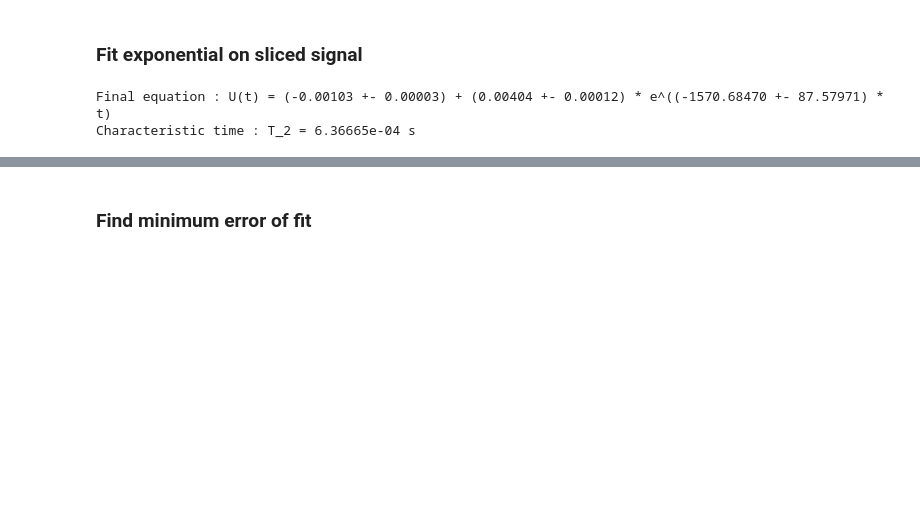
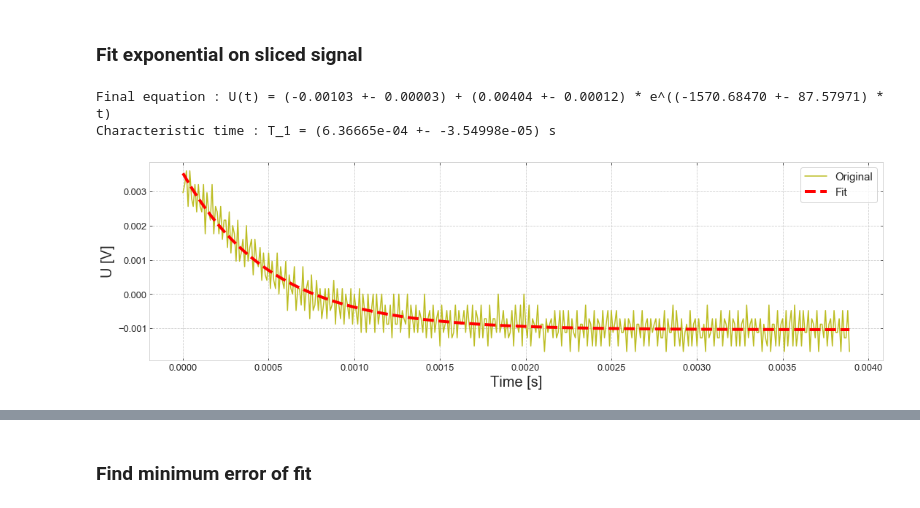
Before and after one commit to masterdesky/ELTE-applied-physics-2019, a Jupyter notebook: II. Optical Pumping/notebooks/opu.ipynb, the cells around one changed output, grey strips where cells are left out. Drawn from its saved outputs; the diff is of its cells as text; code cells hidden in the pictures; blank space fills up the shorter version.

```diff
--- a/II. Optical Pumping/notebooks/opu.ipynb
+++ b/II. Optical Pumping/notebooks/opu.ipynb
@@ -616,8 +647,8 @@ plt.show()
 # %% [markdown]
 ### Fit exponential on sliced signal
 # %%
-p0 = value_prep(time=time_var, values=values_var, prep=10, offset=0)
-popt, pcov = curve_fit(fit_func, time_var, values_var, p0=p0)
+p0 = value_prep(time=time_mag_var, values=values_mag_var, prep=10, offset=0)
+popt, pcov = curve_fit(fit_func, time_mag_var, values_mag_var, p0=p0)
 perr = np.sqrt(np.diag(pcov))
 
 print(b1 + 'Final equation' + b0 + (' : U(t) = ({0:.5f} +- {1:.5f}) + ' +
@@ -625,7 +656,29 @@ print(b1 + 'Final equation' + b0 + (' : U(t) = ({0:.5f} +- {1:.5f}) + ' +
                                               'e^(({4:.5f} +- {5:.5f}) * t)').format(p0[0], perr[0],
                                                                                      p0[1], perr[1],
                                                                                      p0[2], perr[2]))
-print(b1 + 'Characteristic time' + b0 + ' : T_2 = {0:.5e} s'.format(-1/p0[2]))
+chart = -1/p0[2]
+perr_chart = (perr[2]/p0[2]) * chart
+print(b1 + 'Characteristic time' + b0 + ' : T_1 = ({0:.5e} +- {1:.5e}) s'.format(chart, perr_chart))
 # %% [output]
 Final equation : U(t) = (-0.00103 +- 0.00003) + (0.00404 +- 0.00012) * e^((-1570.68470 +- 87.57971) * t)
-Characteristic time : T_2 = 6.36665e-04 s
+Characteristic time : T_1 = (6.36665e-04 +- -3.54998e-05) s
+# %%
+nrows = 1
+ncols = 1
+fig, axes = plt.subplots(nrows=nrows, ncols=ncols, figsize=(18,5))
+
+axislabelsize = 20
+axisticksize = 13
+
+axes.plot(time_mag_var, values_mag_var, label='Original', color='tab:olive')
+axes.plot(time_mag_var, fit_func(time_mag_var, *popt),
+          c='red', linestyle='--', lw=4, label='Fit', zorder=2)
+
+axes.set_xlabel('Time [s]', fontsize=axislabelsize)
+axes.set_ylabel('U [V]', fontsize=axislabelsize)
+axes.tick_params(axis='both', which='major', labelsize=axisticksize)
+
+plt.legend(loc='upper right', fontsize=legendsize)
+plt.show()
+# %% [output]
+[figure, added]
```
Also changed, not shown: parts of 16 cells of this notebook, 2 other files.
